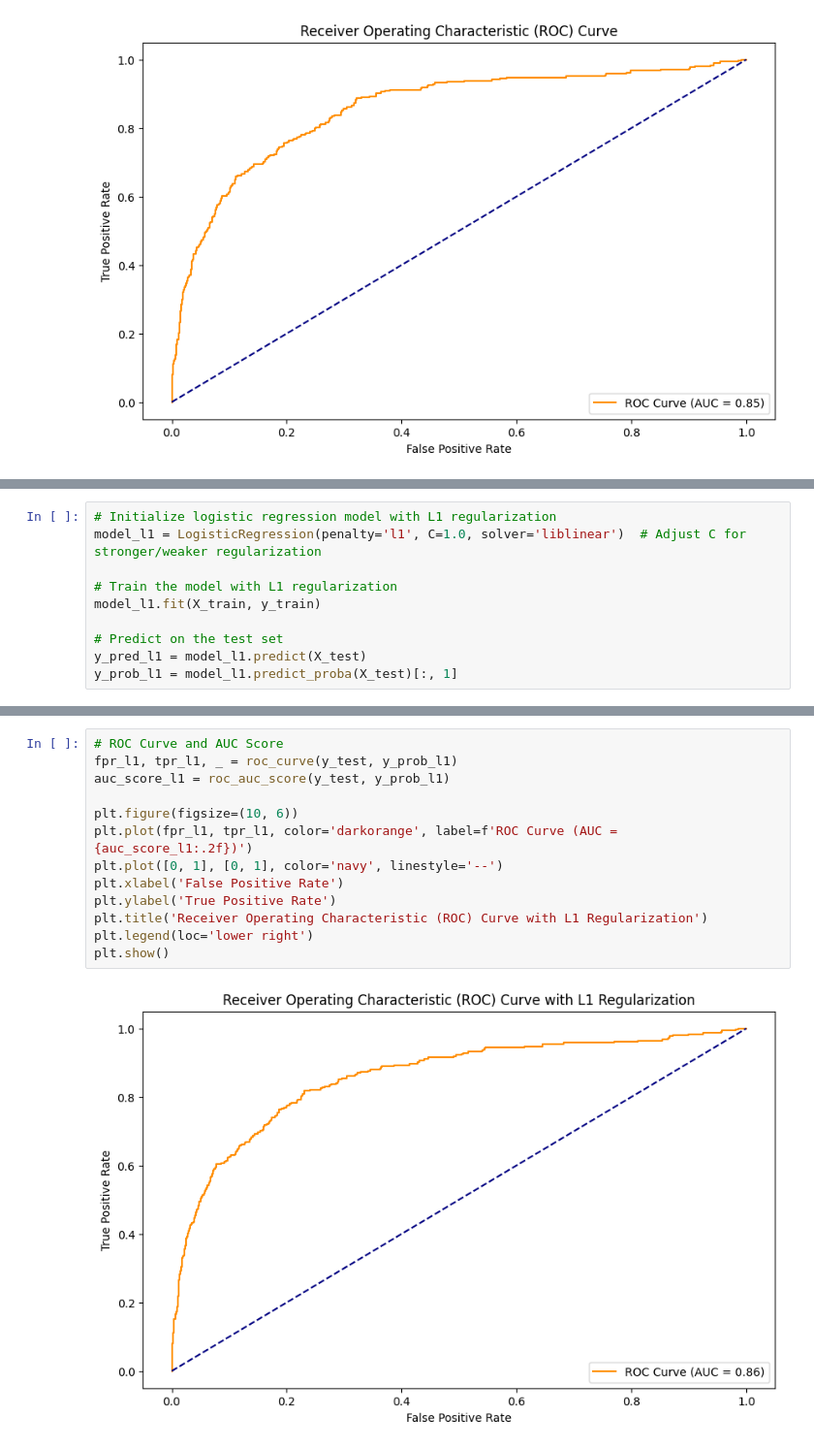
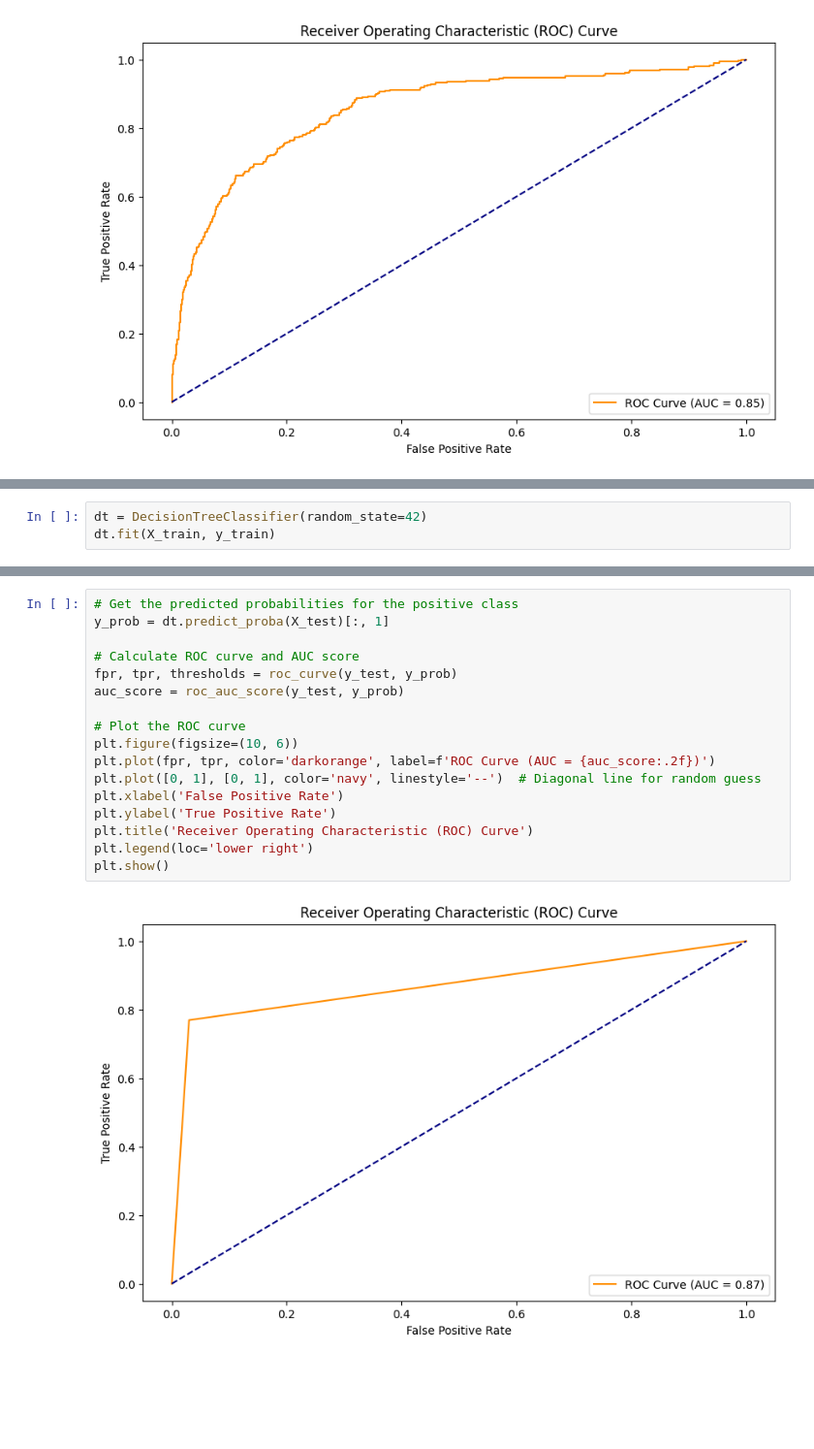
Before and after one commit to TTanishq1/ML_Project, a Jupyter notebook: Logistic_regression_LL.ipynb, the cells around one changed output, grey strips where cells are left out. Shown at 97% size. Saved outputs shown, nothing was run; the diff lists cells and outputs as text; blank space fills up the shorter version.

```diff
--- a/Logistic_regression_LL.ipynb
+++ b/Logistic_regression_LL.ipynb
@@ -228,10 +232,0 @@ plt.show()
-# %%
-# Initialize logistic regression model with L1 regularization
-model_l1 = LogisticRegression(penalty='l1', C=1.0, solver='liblinear')  # Adjust C for stronger/weaker regularization
-
-# Train the model with L1 regularization
-model_l1.fit(X_train, y_train)
-
-# Predict on the test set
-y_pred_l1 = model_l1.predict(X_test)
-y_prob_l1 = model_l1.predict_proba(X_test)[:, 1]
@@ -263,0 +233,3 @@ Non-zero features after L1 regularization:
+# %%
+dt = DecisionTreeClassifier(random_state=42)
+dt.fit(X_train, y_train)
@@ -272,16 +279,20 @@ plt.show()
 # %%
-# ROC Curve and AUC Score
-fpr_l1, tpr_l1, _ = roc_curve(y_test, y_prob_l1)
-auc_score_l1 = roc_auc_score(y_test, y_prob_l1)
+# Get the predicted probabilities for the positive class
+y_prob = dt.predict_proba(X_test)[:, 1]
 
+# Calculate ROC curve and AUC score
+fpr, tpr, thresholds = roc_curve(y_test, y_prob)
+auc_score = roc_auc_score(y_test, y_prob)
+
+# Plot the ROC curve
 plt.figure(figsize=(10, 6))
-plt.plot(fpr_l1, tpr_l1, color='darkorange', label=f'ROC Curve (AUC = {auc_score_l1:.2f})')
-plt.plot([0, 1], [0, 1], color='navy', linestyle='--')
+plt.plot(fpr, tpr, color='darkorange', label=f'ROC Curve (AUC = {auc_score:.2f})')
+plt.plot([0, 1], [0, 1], color='navy', linestyle='--')  # Diagonal line for random guess
 plt.xlabel('False Positive Rate')
 plt.ylabel('True Positive Rate')
-plt.title('Receiver Operating Characteristic (ROC) Curve with L1 Regularization')
+plt.title('Receiver Operating Characteristic (ROC) Curve')
 plt.legend(loc='lower right')
 plt.show()
 # %% [output]
-[figure, old version]
+[figure, new version]
 # %%
```
Also changed, not shown: parts of 14 cells of this notebook.
